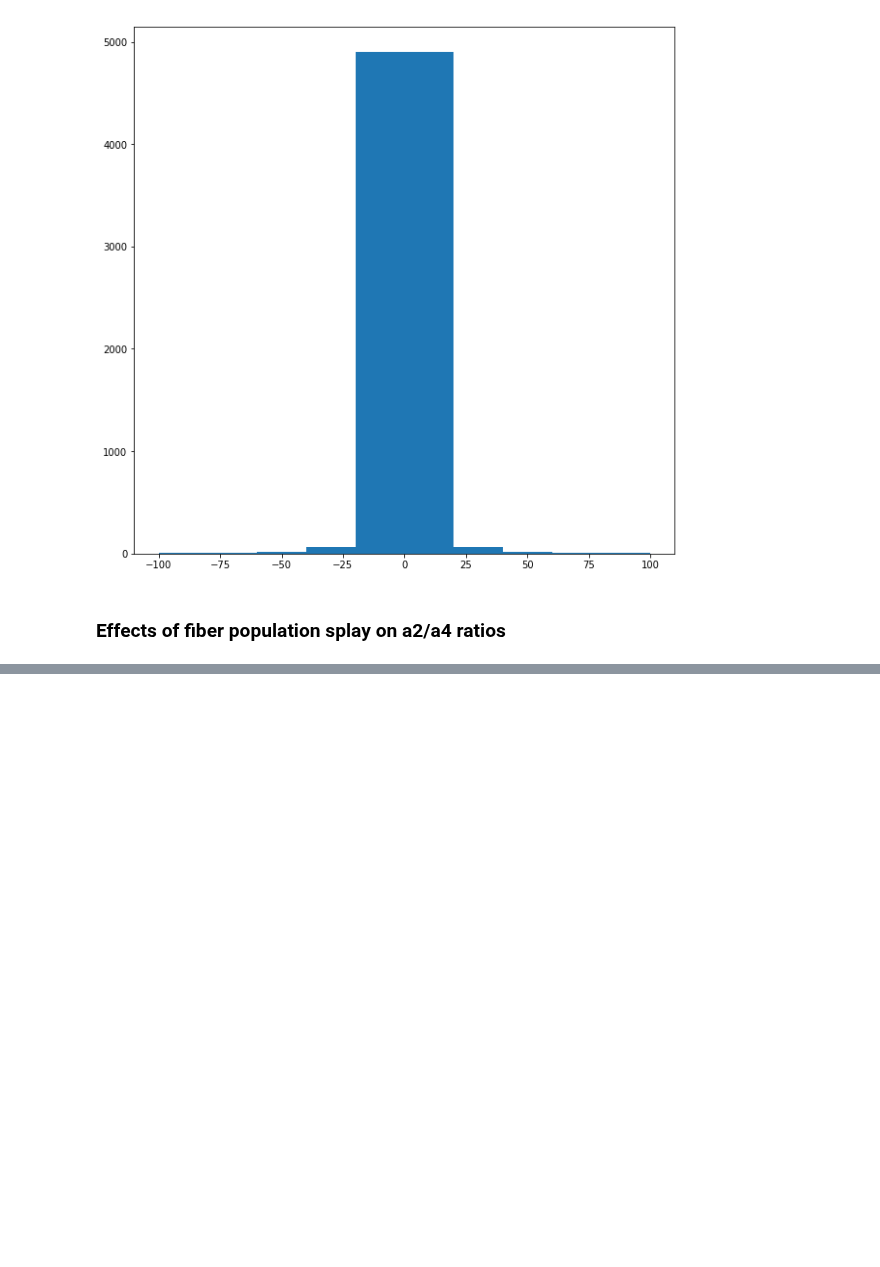
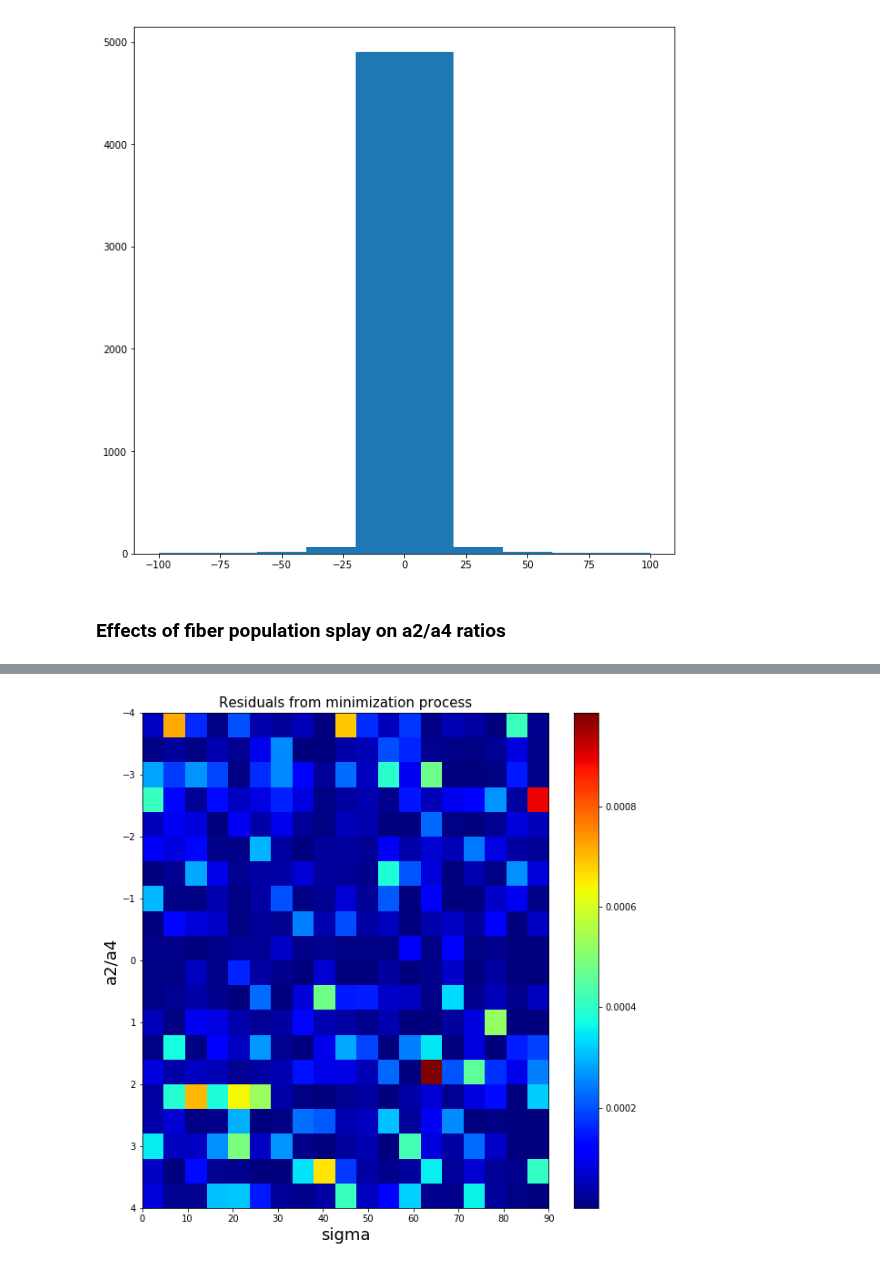
Before and after one commit to mfkiwl/splineDIC, a Jupyter notebook: notebooks/exploratory/stp_explore_ODF_extraction.ipynb, the cells around one changed output, grey strips where cells are left out. Drawn from its saved outputs; the diff is of its cells as text; code cells hidden in the pictures; blank space fills up the shorter version.

```diff
--- a/notebooks/exploratory/stp_explore_ODF_extraction.ipynb
+++ b/notebooks/exploratory/stp_explore_ODF_extraction.ipynb
@@ -372,0 +429,9 @@ for i in range(0, len(a2a4)):
+# %%
+fig = plt.figure(figsize=(10, 10))
+plt.imshow(residualmat, cmap='jet', extent=[0, 90, 4, -4], aspect='auto')
+plt.colorbar();
+plt.title('Residuals from minimization process', size=15);
+plt.xlabel('sigma', size=18)
+plt.ylabel('a2/a4', size=18);
+# %% [output]
+[figure, added]
```
Also changed, not shown: parts of 17 cells of this notebook.
